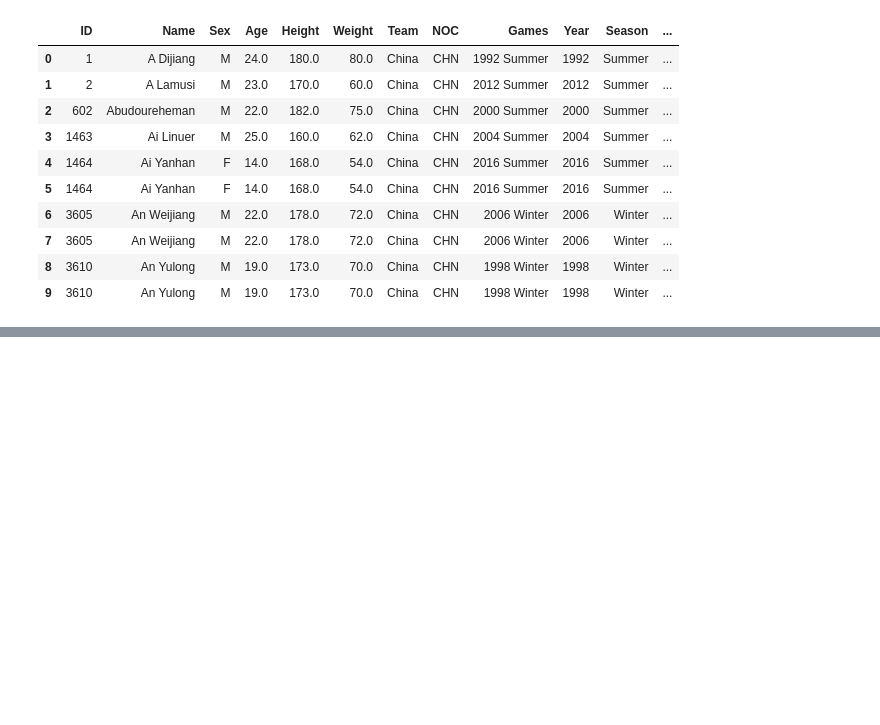
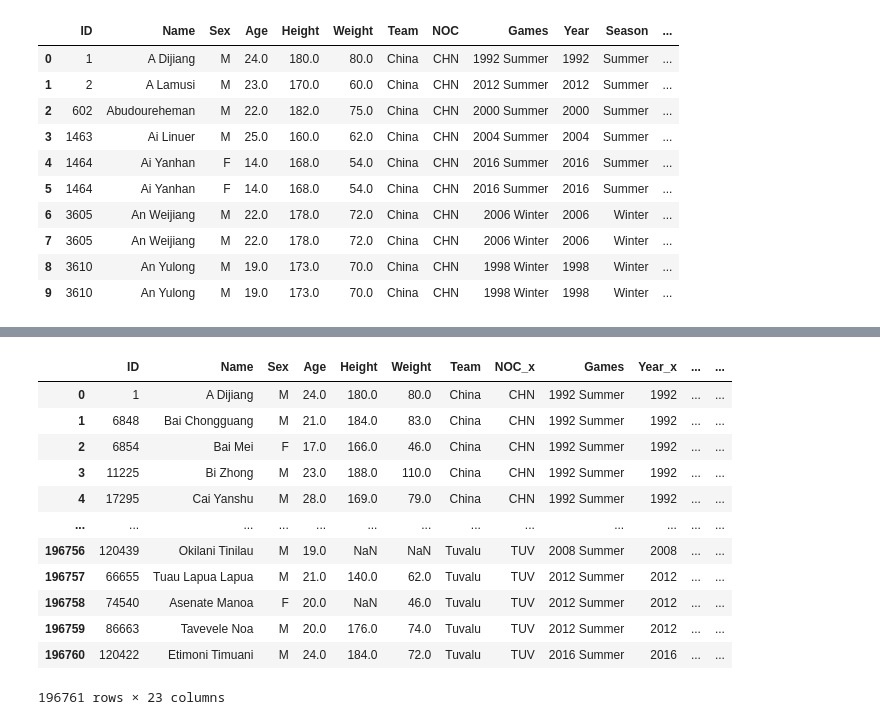
Before and after one commit to eugkik/Project1, a Jupyter notebook: Project1.ipynb, the cells around one changed output, grey strips where cells are left out. Saved outputs shown, nothing was run; the diff lists cells and outputs as text; code cells hidden in the pictures; blank space fills up the shorter version.

```diff
--- a/Project1.ipynb
+++ b/Project1.ipynb
@@ -30,7 +30,7 @@ df_events = pd.read_csv(path)
 # summer_df["BMI"] = summer_df["Weight"]/((summer_df["Height"]/100)**2)
 # Add numerical value for medals? 3 = gold, 2= silver, 1 bronze and no medal = 0
 df_events_a = pd.merge(df_events, country_df3, on="NOC")
-
+df_events_a['join_id'] = df_events_a["NOC"] + df_events_a["Year"].astype(str)
 df_events_a.head(10)
 # %% [output]
 |  | ID | Name | Sex | Age | Height | Weight | Team | NOC | Games | Year | Season | ... |
@@ -62,0 +77,6 @@ df_events_b.head()
+# %%
+# population
+path4 = ("population_by_country.csv")
+pop_df = pd.read_csv(path4)
+pop_df['join_id'] =  pop_df["NOC"] + pop_df["Year"].astype(str)
+pop_df
@@ -62,0 +97,17 @@ df_events_b.head()
+# %%
+df_events_c = pd.merge(df_events_b, pop_df, on="join_id")
+df_events_c
+# %% [output]
+|  | ID | Name | Sex | Age | Height | Weight | Team | NOC_x | Games | Year_x | ... | ... |
+| 0 | 1 | A Dijiang | M | 24.0 | 180.0 | 80.0 | China | CHN | 1992 Summer | 1992 | ... | ... |
+| 1 | 6848 | Bai Chongguang | M | 21.0 | 184.0 | 83.0 | China | CHN | 1992 Summer | 1992 | ... | ... |
+| 2 | 6854 | Bai Mei | F | 17.0 | 166.0 | 46.0 | China | CHN | 1992 Summer | 1992 | ... | ... |
+| 3 | 11225 | Bi Zhong | M | 23.0 | 188.0 | 110.0 | China | CHN | 1992 Summer | 1992 | ... | ... |
+| 4 | 17295 | Cai Yanshu | M | 28.0 | 169.0 | 79.0 | China | CHN | 1992 Summer | 1992 | ... | ... |
+| ... | ... | ... | ... | ... | ... | ... | ... | ... | ... | ... | ... | ... |
+| 196756 | 120439 | Okilani Tinilau | M | 19.0 | NaN | NaN | Tuvalu | TUV | 2008 Summer | 2008 | ... | ... |
+| 196757 | 66655 | Tuau Lapua Lapua | M | 21.0 | 140.0 | 62.0 | Tuvalu | TUV | 2012 Summer | 2012 | ... | ... |
+| 196758 | 74540 | Asenate Manoa | F | 20.0 | NaN | 46.0 | Tuvalu | TUV | 2012 Summer | 2012 | ... | ... |
+| 196759 | 86663 | Tavevele Noa | M | 20.0 | 176.0 | 74.0 | Tuvalu | TUV | 2012 Summer | 2012 | ... | ... |
+| 196760 | 120422 | Etimoni Timuani | M | 24.0 | 184.0 | 72.0 | Tuvalu | TUV | 2016 Summer | 2016 | ... | ... |
+196761 rows × 23 columns
```
Also changed, not shown: parts of 12 cells of this notebook.
